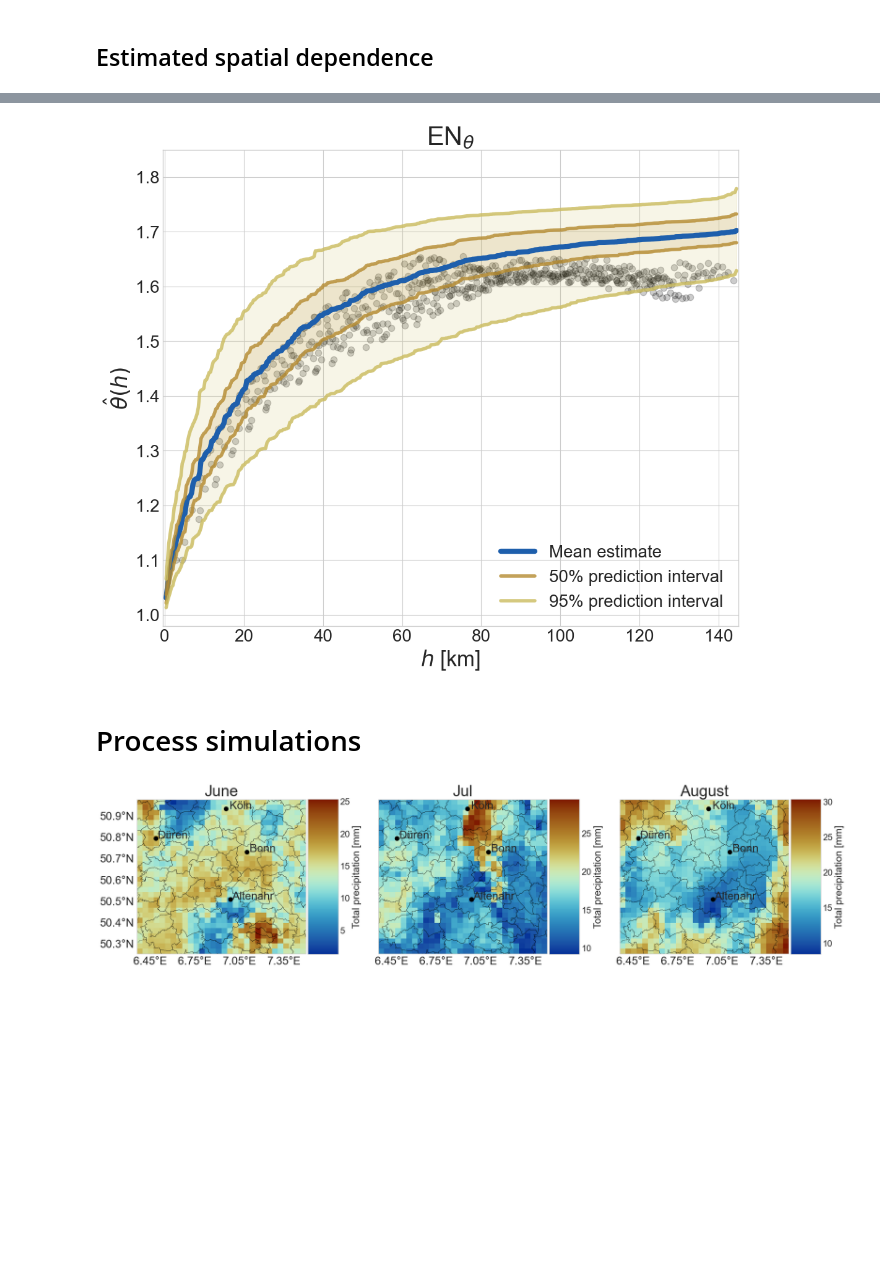
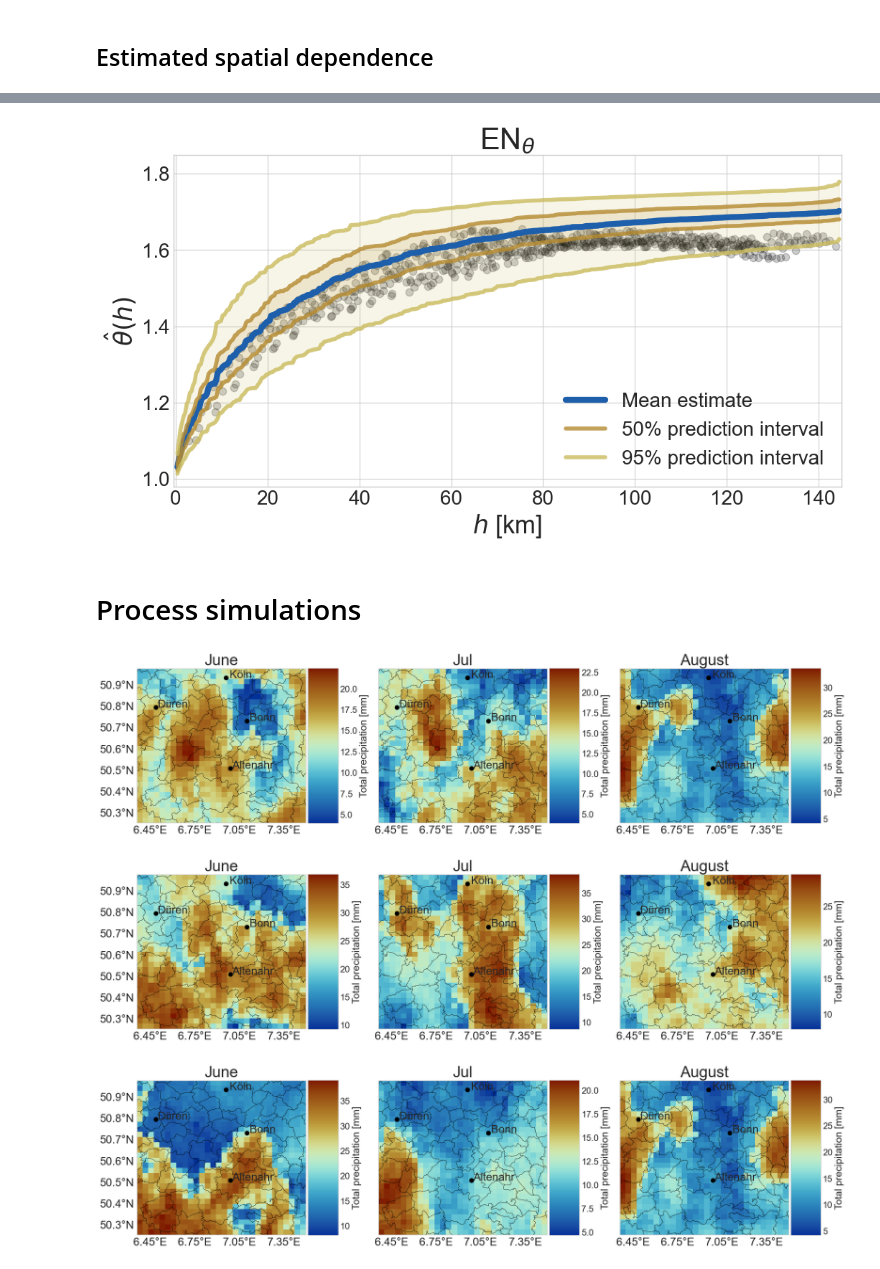
Before and after one commit to cbuelt/spatio-temporal-extremes, a Jupyter notebook: application/plots.ipynb, the cells around one changed output, grey strips where cells are left out. Cells and saved outputs as stored; diff of their text form; code cells hidden in the pictures; blank space fills up the shorter version.

```diff
--- a/application/plots.ipynb
+++ b/application/plots.ipynb
@@ -227,7 +230,7 @@ bin_means_full = np.array([result[ind == i,1].mean() for i in range(len(bins))])
 # %%
 colors = {"True" : "black", "PL": cmap(0.65), "ABC": cmap(0.75), "CNN": cmap(0.3), "CNN_ES": cmap(0.1), "CNN_direct": cmap(0.95)}
 
-model = "brown"
+model = "whitmat"
 cnn_es = np.load(f"../data/application/results/{model}_cnn_es.npy")#[6:9]
 #cnn = np.load(f"../data/application/results/{model}_cnn.npy")
 pl = pyreadr.read_r(f"../data/application/results/{model}_pl.RData")["results"].to_numpy()[:,0:2]
@@ -242,7 +245,7 @@ for i, bin in enumerate(results):
     axs[i].scatter(bins*3.4, bin, color = "black", s = 55, alpha = 0.9)
 
     # PL
-    axs[i].plot(h_plot, sample_extremal_coefficient(h, model, pl[:,0].flatten(), pl[:,1].flatten()), lw = 6, color = colors["PL"], label = "PL")
+    axs[i].plot(h_plot, np.nan_to_num(sample_extremal_coefficient(h, model, pl[:,0].flatten(), pl[:,1].flatten()), nan = 1+ np.sqrt(1/2)), lw = 6, color = colors["PL"], label = "PL")
     #CNN ES
     axs[i].plot(h_plot, sample_extremal_coefficient(h, model, cnn_es[:,0].flatten(), cnn_es[:,1].flatten()), lw = 6, color = colors["CNN_ES"], label = r"EN$_{\lambda, \nu}$")
     # CNN direct
@@ -301,7 +304,7 @@ plt.savefig(plot_path + f"estimate_uncertainty_es.png", bbox_inches = "tight")
 # %%
 np.arange(0.1,42.5+0.1,0.1)
 h_plot = h * 3.4
-fig, axs = plt.subplots(figsize = (12,10))
+fig, axs = plt.subplots(figsize = (12,6))
 axs.scatter(bins*3.4, bin_means_full, color = "black", s = 55, alpha = 0.2)
 
 #CNN direct
@@ -328,11 +331,11 @@ axs.set_title(r"EN$_{\theta}$", fontsize = titlesize)
 
 plt.savefig(plot_path + f"estimate_uncertainty_direct.png", bbox_inches = "tight")
 # %% [output]
-[figure, old version]
+[figure, new version]
 # %% [markdown]
 # Process simulations
 # %%
-path = "../../data/application/"
+path = "../data/application/data/"
 
 lons = np.linspace(6.38,7.48,30)
 lats = np.linspace(50.27,50.97,30)
@@ -345,32 +348,36 @@ august = pyreadr.read_r(path+f"simulations_August2022.RData")["simulated_field"]
 data = np.concatenate([np.reshape(june, (30,30,-1)), np.reshape(july, (30,30,-1)), np.reshape(august, (30,30,-1))], axis = 2)
 data = data.reshape(30,30,10,3)
 # %%
-fig, axs = plt.subplots(1, 3, subplot_kw={'projection': ccrs.PlateCarree()},figsize=(22,5))
-months = ["June", "Jul", "August"]
-samples = [4,4,9]
-for i in range(3):
-    data_transformed = frech2gev(data[:,:,samples[i],i], year = 2022)
-    ger_shape = list(shpreader.Reader(path+"ger_shape/gadm41_DEU_3.shp").geometries())
-    axs[i].add_geometries(ger_shape, ccrs.PlateCarree(),
-                    edgecolor='black', facecolor = "None", lw = 0.3)
-    pcm = axs[i].pcolormesh(lons, lats, data_transformed)
-    cb = fig.colorbar(pcm, ax=axs[i],  pad = 0.01, shrink = 10, aspect = 5.14)
-    cb.set_label(label="Total precipitation [mm]",size=18)
-    cb.ax.tick_params(labelsize=16)
-    plot_cities(axs[i])
-    axs[i].set_title(f"{months[i]}", fontsize = fontsize)
-    gl = axs[i].gridlines(draw_labels=True)
-    gl.top_labels = False
-    gl.right_labels = False
-    gl.xlines = False
-    gl.ylines = False
-    if i > 0:
-        gl.left_labels = False
-    gl.xlabel_style = {'size': ticksize}
-    gl.ylabel_style = {'size': ticksize}
-    axs[i].set_aspect("auto")
+for j in range(3):
+    fig, axs = plt.subplots(1, 3, subplot_kw={'projection': ccrs.PlateCarree()},figsize=(22,5))
+    months = ["June", "Jul", "August"]
+
+    for i in range(3):
+        samples = np.random.randint(0,10,3)
+        data_transformed = frech2gev(data[:,:,samples[i],i], year = 2022)
+        ger_shape = list(shpreader.Reader(path+"ger_shape/gadm41_DEU_3.shp").geometries())
+        axs[i].add_geometries(ger_shape, ccrs.PlateCarree(),
+                        edgecolor='black', facecolor = "None", lw = 0.3)
+        pcm = axs[i].pcolormesh(lons, lats, data_transformed)
+        cb = fig.colorbar(pcm, ax=axs[i],  pad = 0.01, shrink = 10, aspect = 5.14)
+        cb.set_label(label="Total precipitation [mm]",size=18)
+        cb.ax.tick_params(labelsize=16)
+        plot_cities(axs[i])
+        axs[i].set_title(f"{months[i]}", fontsize = fontsize)
+        gl = axs[i].gridlines(draw_labels=True)
+        gl.top_labels = False
+        gl.right_labels = False
+        gl.xlines = False
+        gl.ylines = False
+        if i > 0:
+            gl.left_labels = False
+        gl.xlabel_style = {'size': ticksize}
+        gl.ylabel_style = {'size': ticksize}
+        axs[i].set_aspect("auto")
 
 
-plt.savefig(plot_path + "2022_tp_estimates.png", bbox_inches = "tight")
+    plt.savefig(plot_path + f"2022_tp_estimates_{j+1}.png", bbox_inches = "tight")
 # %% [output]
-[figure, old version]
+[figure, new version]
+[figure, added]
+[figure, added]
```
Also changed, not shown: parts of 5 cells of this notebook, 6 other files.
